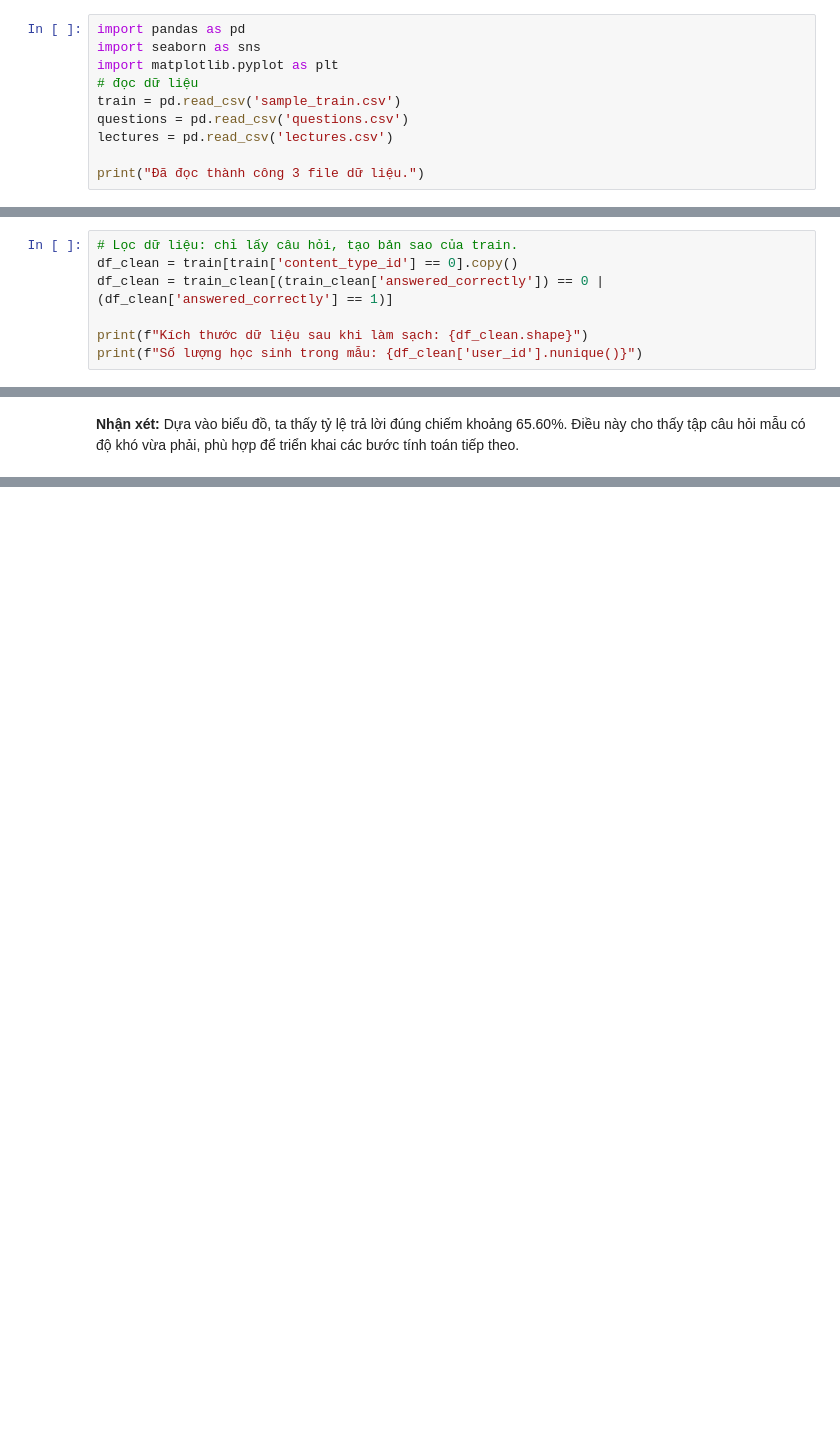
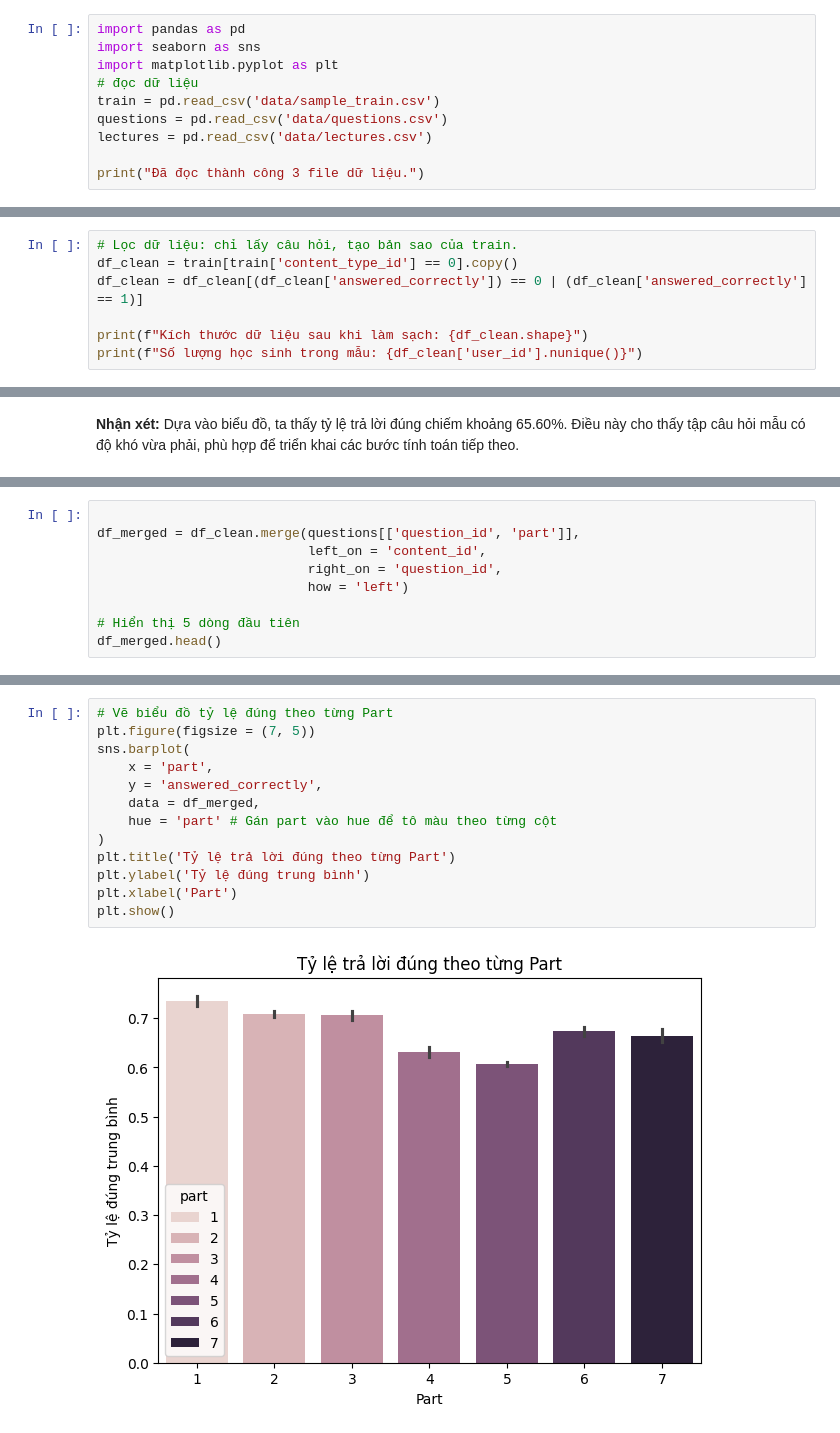
Before and after one commit to HoangThiThi199/Question_Difficulty_and_Student_Ability_Discrimination, a Jupyter notebook: Data_Cleaning.ipynb, the cells around one changed output, grey strips where cells are left out. Drawn from its saved outputs; the diff is of its cells as text; blank space fills up the shorter version.

Commit message:
Merge dữ liệu table train với questions

```diff
--- a/Data_Cleaning.ipynb
+++ b/Data_Cleaning.ipynb
@@ -10,8 +10,8 @@ import pandas as pd
 import seaborn as sns
 import matplotlib.pyplot as plt
 # đọc dữ liệu
-train = pd.read_csv('sample_train.csv')
-questions = pd.read_csv('questions.csv')
-lectures = pd.read_csv('lectures.csv')
+train = pd.read_csv('data/sample_train.csv')
+questions = pd.read_csv('data/questions.csv')
+lectures = pd.read_csv('data/lectures.csv')
 
 print("Đã đọc thành công 3 file dữ liệu.")
@@ -43,7 +45,7 @@ Dữ liệu bao gồm 3 file CSV. Trong đó:
 # %%
 # Lọc dữ liệu: chỉ lấy câu hỏi, tạo bản sao của train.
 df_clean = train[train['content_type_id'] == 0].copy()
-df_clean = train_clean[(train_clean['answered_correctly']) == 0 | (df_clean['answered_correctly'] == 1)]
+df_clean = df_clean[(df_clean['answered_correctly']) == 0 | (df_clean['answered_correctly'] == 1)]
 
 print(f"Kích thước dữ liệu sau khi làm sạch: {df_clean.shape}")
 print(f"Số lượng học sinh trong mẫu: {df_clean['user_id'].nunique()}")
@@ -61,0 +73,9 @@ print(f"Tỷ lệ trả lời đúng trung bình của mẫu: {mean_correct:.2%}
+# %%
+
+df_merged = df_clean.merge(questions[['question_id', 'part']],
+                           left_on = 'content_id',
+                           right_on = 'question_id',
+                           how = 'left')
+
+# Hiển thị 5 dòng đầu tiên
+df_merged.head()
@@ -61,0 +91,15 @@ print(f"Tỷ lệ trả lời đúng trung bình của mẫu: {mean_correct:.2%}
+# %%
+# Vẽ biểu đồ tỷ lệ đúng theo từng Part
+plt.figure(figsize = (7, 5))
+sns.barplot(
+    x = 'part',
+    y = 'answered_correctly',
+    data = df_merged,
+    hue = 'part' # Gán part vào hue để tô màu theo từng cột
+)
+plt.title('Tỷ lệ trả lời đúng theo từng Part')
+plt.ylabel('Tỷ lệ đúng trung bình')
+plt.xlabel('Part')
+plt.show()
+# %% [output]
+[figure, added]
```
Also changed, not shown: parts of 9 cells of this notebook, 2 other files.
